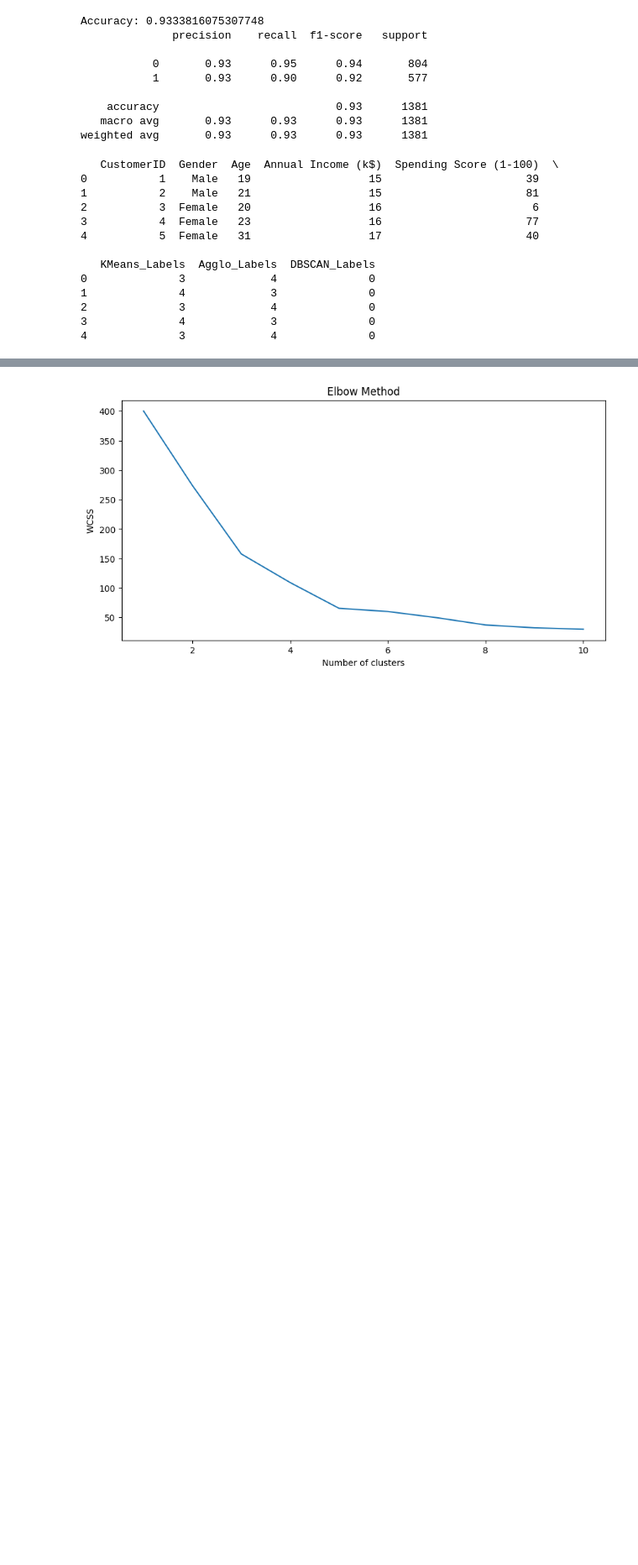
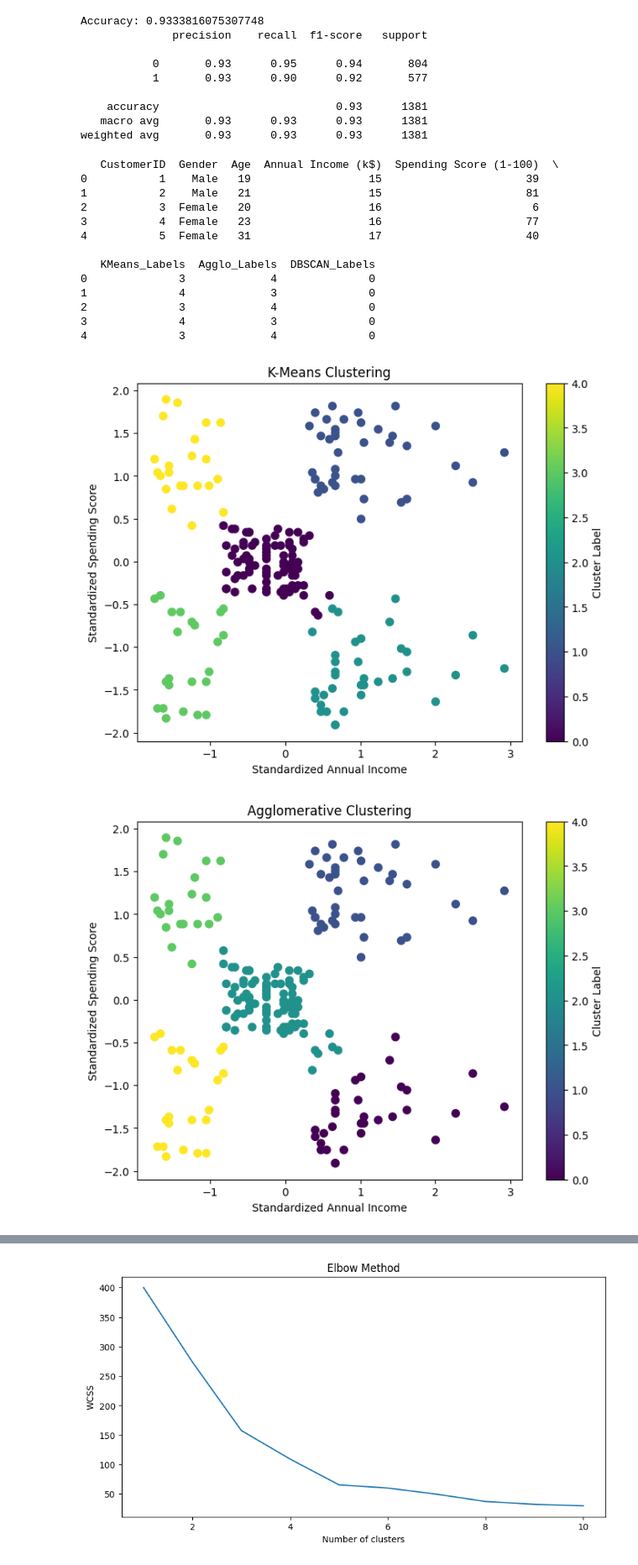
Before and after one commit to hrishikreddy/CNLAB, a Jupyter notebook: MLInt2.ipynb, the cells around one changed output, grey strips where cells are left out. Shown at 84% size. Saved outputs shown, nothing was run; the diff lists cells and outputs as text; code cells hidden in the pictures; blank space fills up the shorter version.

```diff
--- a/MLInt2.ipynb
+++ b/MLInt2.ipynb
@@ -498,3 +498,71 @@ data.to_csv('mall_customers_clustered.csv', index=False)
 2              3             4              0
 3              4             3              0
 4              3             4              0
+# %%
+import pandas as pd
+import matplotlib.pyplot as plt
+from sklearn.preprocessing import StandardScaler
+from sklearn.cluster import KMeans, AgglomerativeClustering, DBSCAN
+
+# Read the dataset
+data = pd.read_csv('Mall_customers.csv')
+
+# Selecting features: 'Annual Income (k$)' and 'Spending Score (1-100)'
+X = data[['Annual Income (k$)', 'Spending Score (1-100)']]
+
+# Standardizing the data
+scaler = StandardScaler()
+X_scaled = scaler.fit_transform(X)
+
+# ------------------- K-Means Clustering -------------------
+kmeans = KMeans(n_clusters=5, random_state=0)
+kmeans_labels = kmeans.fit_predict(X_scaled)
+data['KMeans_Labels'] = kmeans_labels
+
+# Plot K-Means Clustering
+plt.figure(figsize=(8, 6))
+plt.scatter(X_scaled[:, 0], X_scaled[:, 1], c=kmeans_labels, cmap='viridis', s=50)
+plt.title('K-Means Clustering')
+plt.xlabel('Standardized Annual Income')
+plt.ylabel('Standardized Spending Score')
+plt.colorbar(label='Cluster Label')
+plt.show()
+
+# ------------------- Agglomerative Clustering -------------------
+agglo = AgglomerativeClustering(n_clusters=5)
+agglo_labels = agglo.fit_predict(X_scaled)
+data['Agglo_Labels'] = agglo_labels
+
+# Plot Agglomerative Clustering
+plt.figure(figsize=(8, 6))
+plt.scatter(X_scaled[:, 0], X_scaled[:, 1], c=agglo_labels, cmap='viridis', s=50)
+plt.title('Agglomerative Clustering')
+plt.xlabel('Standardized Annual Income')
+plt.ylabel('Standardized Spending Score')
+plt.colorbar(label='Cluster Label')
+plt.show()
+
+# ------------------- DBSCAN Clustering -------------------
+dbscan = DBSCAN(eps=0.5, min_samples=5)
+dbscan_labels = dbscan.fit_predict(X_scaled)
+data['DBSCAN_Labels'] = dbscan_labels
+
+# Plot DBSCAN Clustering
+plt.figure(figsize=(8, 6))
+# Use different colors for noise points (-1)
+plt.scatter(X_scaled[:, 0], X_scaled[:, 1], c=dbscan_labels, cmap='viridis', s=50)
+plt.title('DBSCAN Clustering')
+plt.xlabel('Standardized Annual Income')
+plt.ylabel('Standardized Spending Score')
+plt.colorbar(label='Cluster Label')
+plt.show()
+
+
+# Display the first few rows of the dataframe with labels
+print(data.head())
+
+# Optionally, save the results to a new CSV file
+data.to_csv('mall_customers_clustered.csv', index=False)
+# %% [output]
+[figure, added]
+[figure, added]
```
Also changed, not shown: parts of 1 cell of this notebook.
